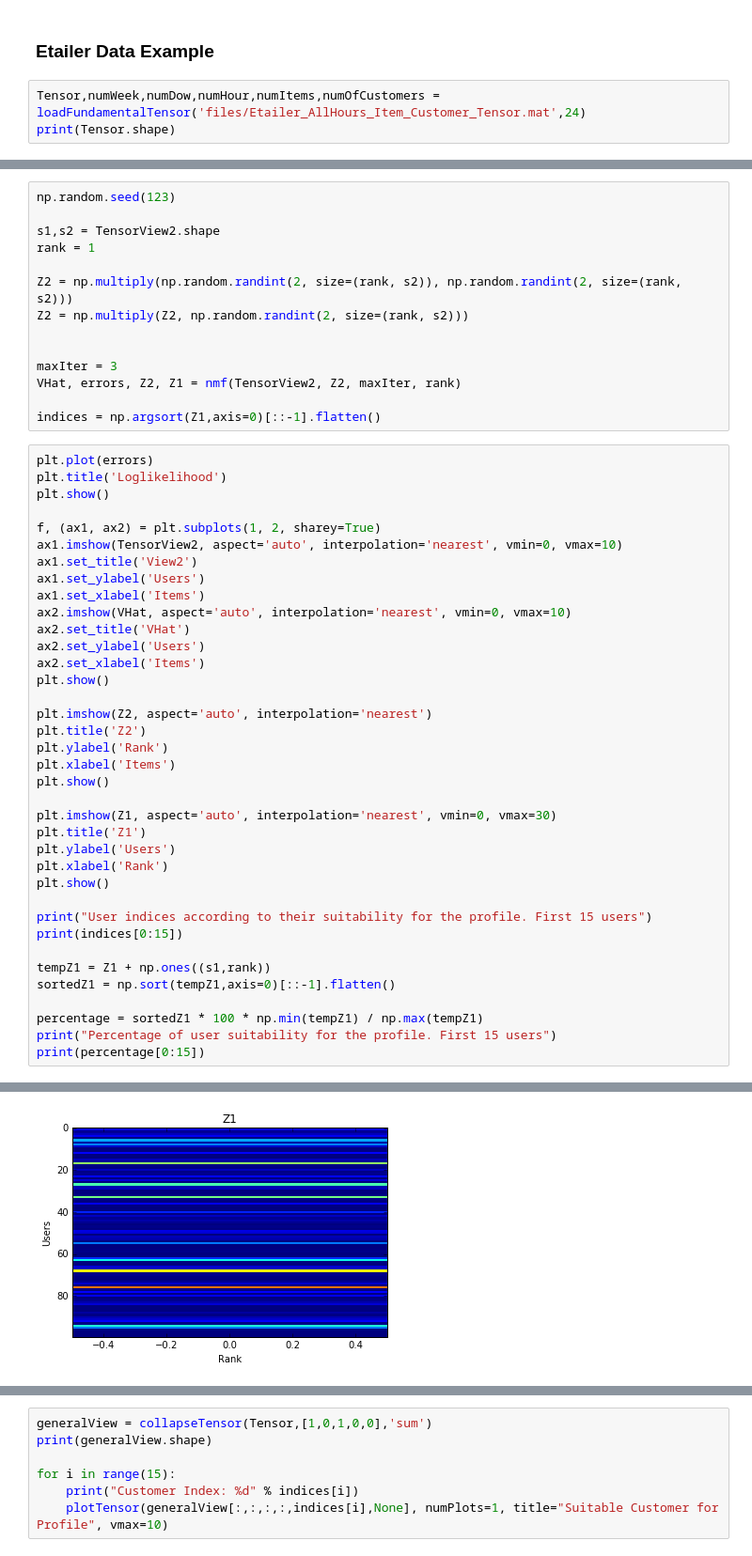
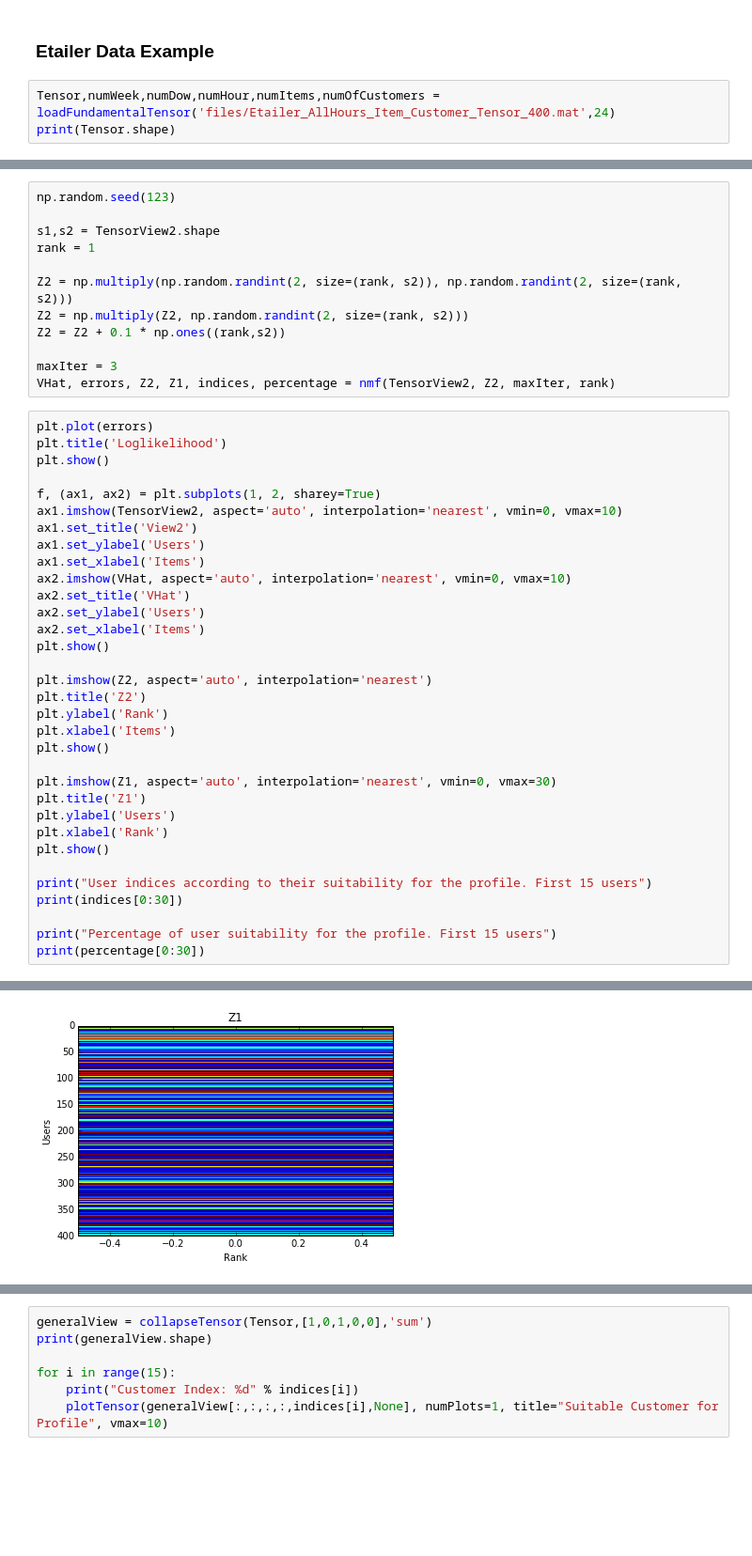
Before and after one commit to koptagel/temporary, a Jupyter notebook: NMF.ipynb, the cells around one changed output, grey strips where cells are left out. Shown: that part at 94% size. Drawn from its saved outputs; the diff is of its cells as text; blank space fills up the shorter version.

```diff
--- a/NMF.ipynb
+++ b/NMF.ipynb
@@ -443,6 +649,6 @@ User indices according to their suitability for the profile. First 15 users
 # %% [markdown]
 ### Etailer Data Example
 # %%
-Tensor,numWeek,numDow,numHour,numItems,numOfCustomers = loadFundamentalTensor('files/Etailer_AllHours_Item_Customer_Tensor.mat',24)
+Tensor,numWeek,numDow,numHour,numItems,numOfCustomers = loadFundamentalTensor('files/Etailer_AllHours_Item_Customer_Tensor_400.mat',24)
 print(Tensor.shape)
 # %% [output]
@@ -461,12 +667,10 @@ rank = 1
 
 Z2 = np.multiply(np.random.randint(2, size=(rank, s2)), np.random.randint(2, size=(rank, s2)))
 Z2 = np.multiply(Z2, np.random.randint(2, size=(rank, s2)))
-
+Z2 = Z2 + 0.1 * np.ones((rank,s2))
 
 maxIter = 3
-VHat, errors, Z2, Z1 = nmf(TensorView2, Z2, maxIter, rank)
-
-indices = np.argsort(Z1,axis=0)[::-1].flatten()
+VHat, errors, Z2, Z1, indices, percentage = nmf(TensorView2, Z2, maxIter, rank)
 # %%
 plt.plot(errors)
 plt.title('Loglikelihood')
@@ -496,12 +700,8 @@ plt.xlabel('Rank')
 plt.show()
 
 print("User indices according to their suitability for the profile. First 15 users")
-print(indices[0:15])
+print(indices[0:30])
 
-tempZ1 = Z1 + np.ones((s1,rank))
-sortedZ1 = np.sort(tempZ1,axis=0)[::-1].flatten()
-
-percentage = sortedZ1 * 100 * np.min(tempZ1) / np.max(tempZ1)
 print("Percentage of user suitability for the profile. First 15 users")
-print(percentage[0:15])
+print(percentage[0:30])
 # %% [output]
@@ -511,2 +711,2 @@ print(percentage[0:15])
-[figure, old version]
+[figure, new version]
 User indices according to their suitability for the profile. First 15 users
```
Also changed, not shown: parts of 11 cells of this notebook, 3 other files.
